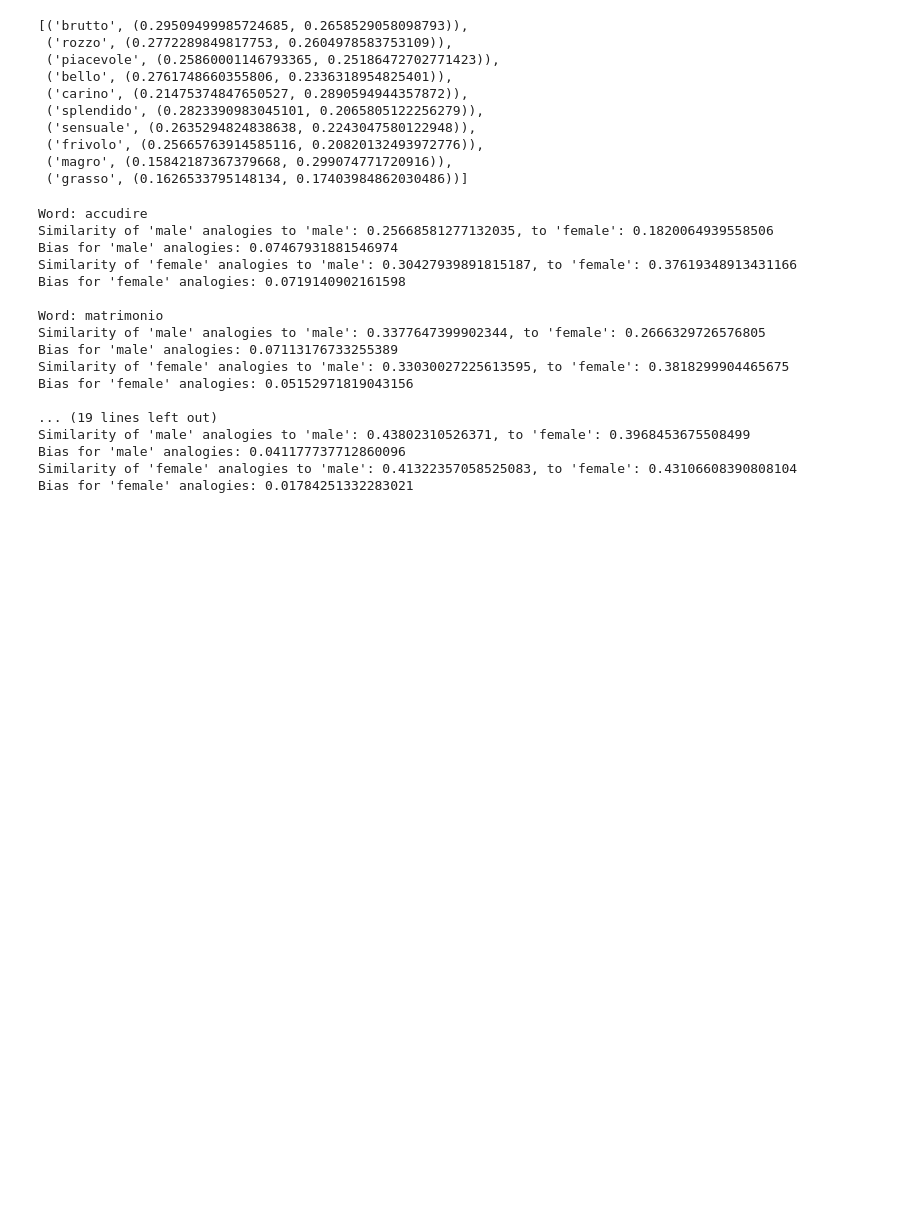
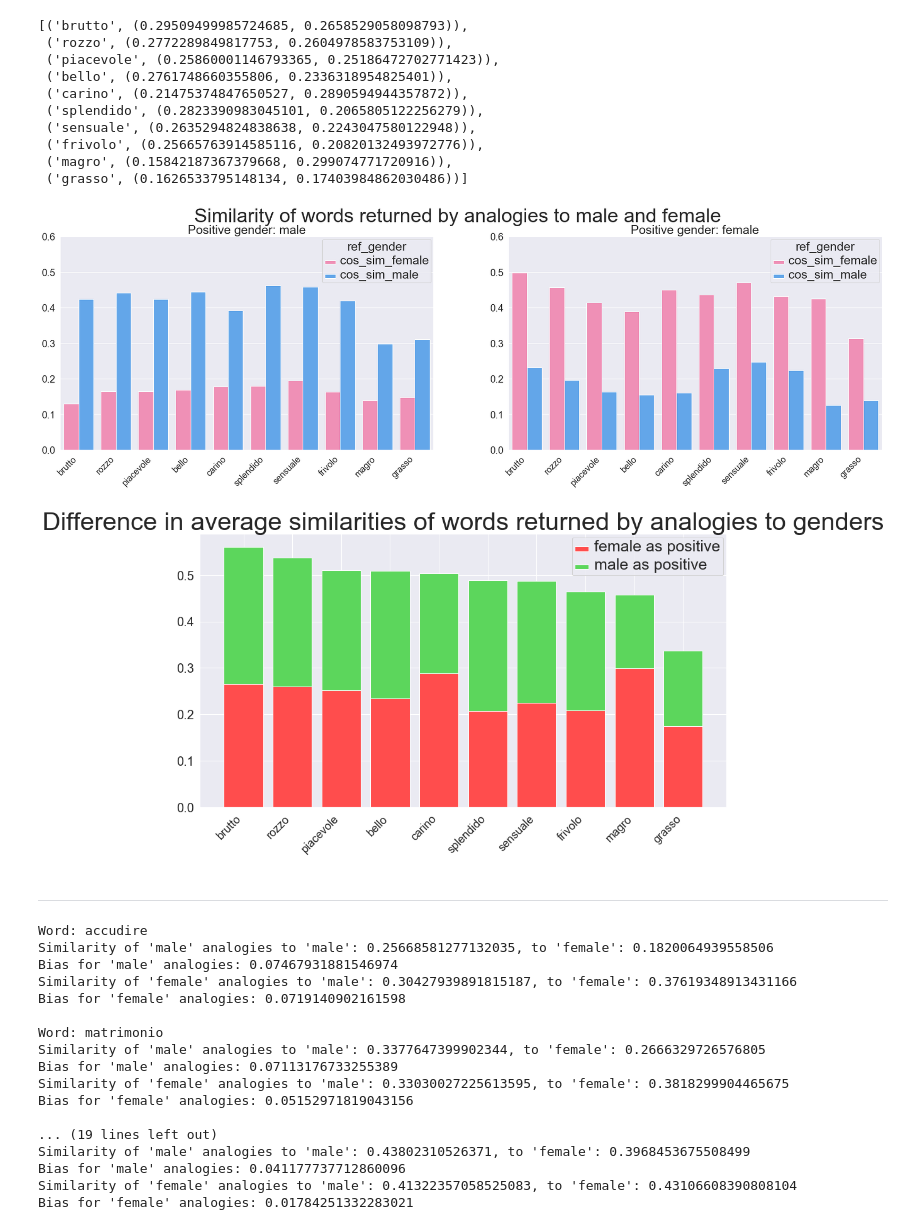
Before and after one commit to nikiiny/Gender-stereotypes-in-parliamentary-speeches-with-Word-Embedding, a Jupyter notebook: 02_INFORET_Proj_Analysis_By_Years.ipynb, the cells around one changed output. Drawn from its saved outputs; the diff is of its cells as text; code cells hidden in the pictures; blank space fills up the shorter version.

```diff
--- a/02_INFORET_Proj_Analysis_By_Years.ipynb
+++ b/02_INFORET_Proj_Analysis_By_Years.ipynb
@@ -260,8 +260,6 @@ The analogy for the same word is calculated both by using as positive one gender
 # %%
 from INFORET_project.data import gendered_neutral_words
 from INFORET_project import Analogies_Distance_Bias
-# %%
-model = KeyedVectors.load('we_models/W2V_by_years_1948_1968')
 # %%
 score = Analogies_Distance_Bias(model.wv,
                                 gender_female='donna',
@@ -376,6 +374,13 @@ top_bias
  ('frivolo', (0.25665763914585116, 0.20820132493972776)),
  ('magro', (0.15842187367379668, 0.299074771720916)),
  ('grasso', (0.1626533795148134, 0.17403984862030486))]
+# %%
+score.plot_bias()
+# %% [output]
+[figure, added]
+[figure, added]
+# %% [markdown]
+---
 # %%
 score = Analogies_Distance_Bias(model.wv,
                                 use_avg_gender=True,
```
Also changed, not shown: parts of 9 cells of this notebook, 3 other files.
